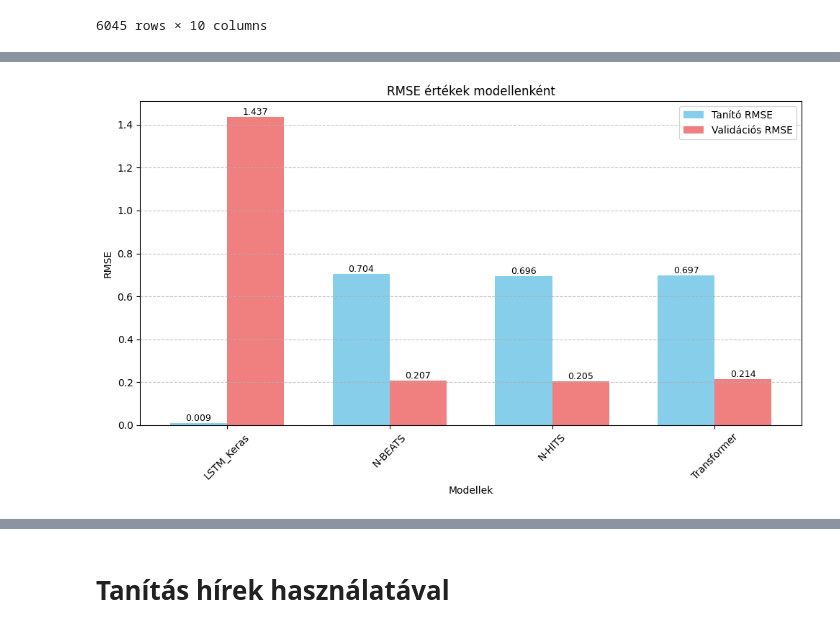
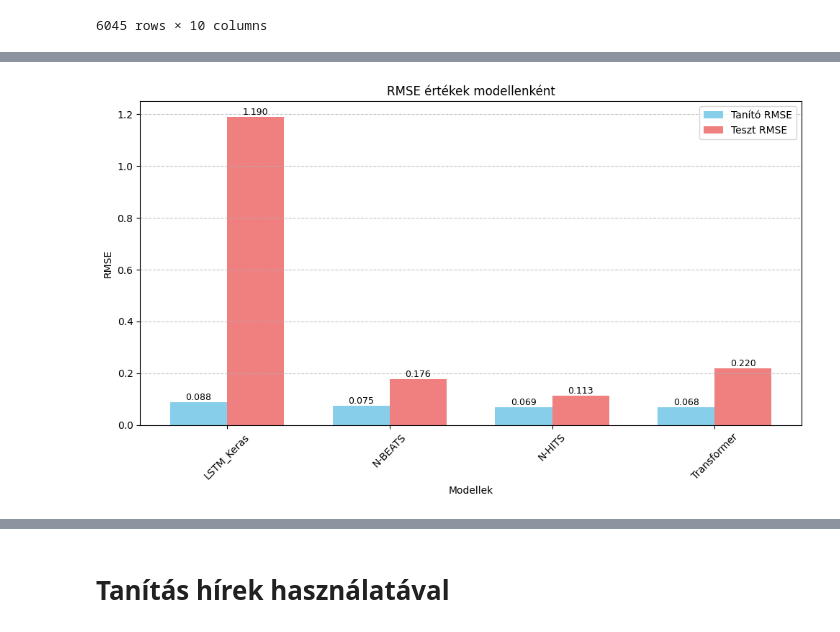
Before and after one commit to verespeter98/Diplomamunka, a Jupyter notebook: forecast_model_training/training_with_mlflow.ipynb, the cells around one changed output, grey strips where cells are left out. Cells and saved outputs as stored; diff of their text form; code cells hidden in the pictures.

```diff
--- a/forecast_model_training/training_with_mlflow.ipynb
+++ b/forecast_model_training/training_with_mlflow.ipynb
@@ -332,7 +369,7 @@ import numpy as np
 
 models = list(results.keys())
 train_rmse = [results[model]['train_rmse'] for model in models]
-val_rmse = [results[model]['val_rmse'] for model in models]
+val_rmse = [results[model]['test_rmse'] for model in models]
 
 plt.figure(figsize=(10, 6))
 
@@ -340,35 +377,35 @@ x = np.arange(len(models))
 width = 0.35
 
 bars1 = plt.bar(x - width/2, train_rmse, width, label='Tanító RMSE', color='skyblue')
-bars2 = plt.bar(x + width/2, val_rmse, width, label='Validációs RMSE', color='lightcoral')
+bars2 = plt.bar(x + width/2, val_rmse, width, label='Teszt RMSE', color='lightcoral')
 
 plt.xlabel('Modellek')
 plt.ylabel('RMSE')
 plt.title('RMSE értékek modellenként')
 plt.xticks(x, models, rotation=45)
 plt.legend()
 plt.grid(True, axis='y', linestyle='--', alpha=0.7)
 
 for bar in bars1:
     height = bar.get_height()
     plt.text(
         bar.get_x() + bar.get_width()/2, height,
         f'{height:.3f}',
         ha='center', va='bottom', fontsize=9
     )
 
 for bar in bars2:
     height = bar.get_height()
     plt.text(
         bar.get_x() + bar.get_width()/2, height,
         f'{height:.3f}',
         ha='center', va='bottom', fontsize=9
     )
 
 plt.tight_layout()
 plt.show()
 # %% [output]
-[figure, old version]
+[figure, new version]
 # %%
 import matplotlib.pyplot as plt
 import numpy as np
```
Also changed, not shown: parts of 20 cells of this notebook, 4 other files.
